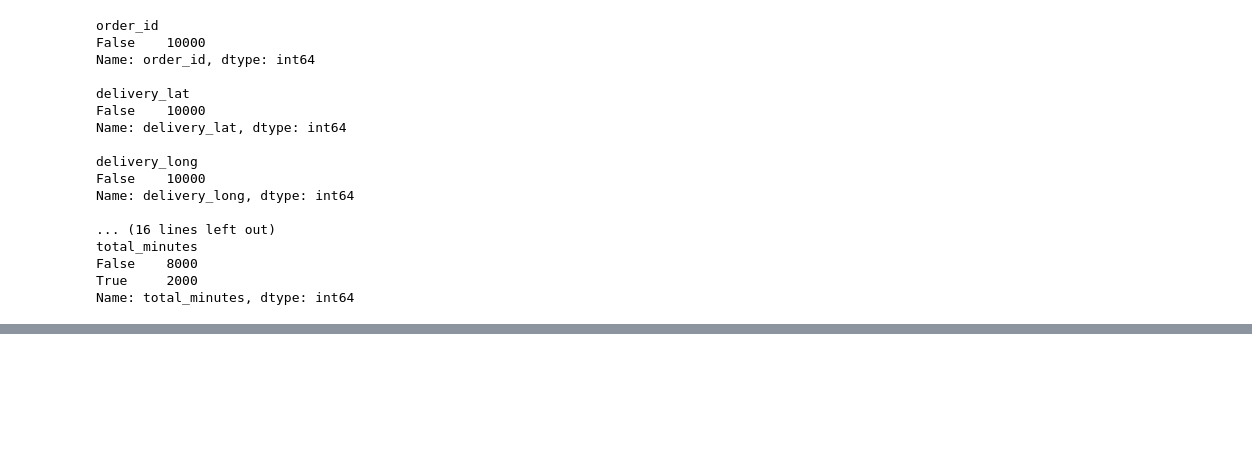
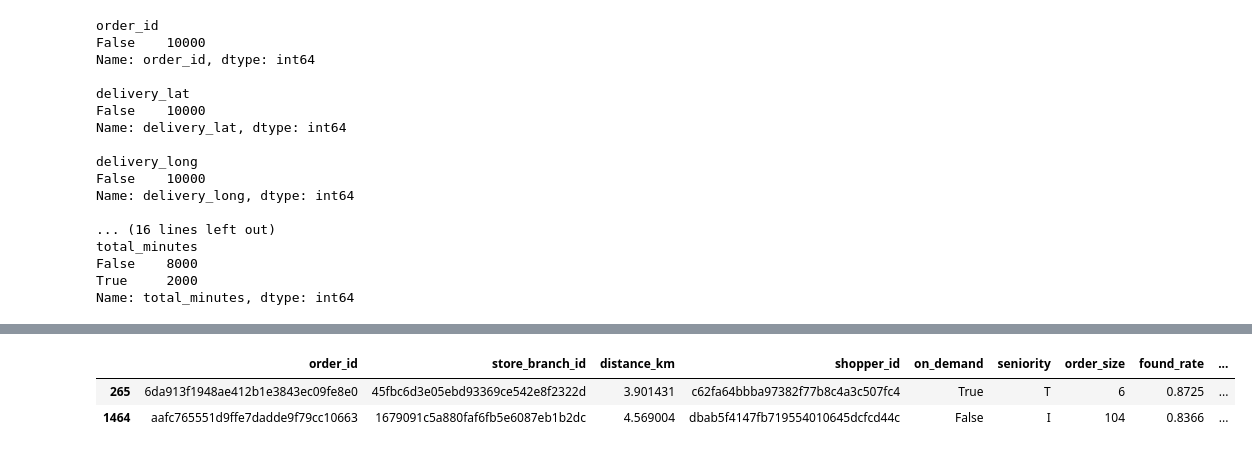
Before and after one commit to tiagottmoraes/CS-s-Data-Science-Example, a Jupyter notebook: ETL.ipynb, the cells around one changed output, grey strips where cells are left out. Drawn from its saved outputs; the diff is of its cells as text; code cells hidden in the pictures; blank space fills up the shorter version.

```diff
--- a/ETL.ipynb
+++ b/ETL.ipynb
@@ -205,0 +275,8 @@ df_TEST.to_csv('df_TEST.csv')
+# %%
+# calculating the average
+avg_found = df_merge['found_rate'].mean(axis=0)
+avg_accept = df_merge['accepted_rate'].mean(axis=0)
+avg_rate = df_merge['rating'].mean(axis=0)
+print("Average of found_rate:", avg_found )
+print("Average of accepted_rate:", avg_accept )
+print("Average of rating:", avg_rate )
@@ -205,0 +287,5 @@ df_TEST.to_csv('df_TEST.csv')
+# %%
+# replacing the NaN with the average values
+df_merge['found_rate'].replace(np.nan, avg_found, inplace=True)
+df_merge['accepted_rate'].replace(np.nan, avg_accept, inplace=True)
+df_merge['rating'].replace(np.nan, avg_rate, inplace=True)
@@ -205,0 +313,16 @@ df_TEST.to_csv('df_TEST.csv')
+# %%
+from geopy import Point
+from geopy.distance import distance
+
+df_merge['delivery_coord'] = df_merge.apply(lambda row: Point(latitude=row['delivery_lat'], longitude=row['delivery_long']), axis=1)
+df_merge['store_coord'] = df_merge.apply(lambda row: Point(latitude=row['store_lat'], longitude=row['store_long']), axis=1)
+# %%
+df_merge['distance_km'] = df_merge.apply(lambda row: distance(row['delivery_coord'], row['store_coord']).km , axis=1)
+# %%
+df_merge.drop(['delivery_lat','delivery_long','store_lat','store_long','delivery_coord', 'store_coord'], axis=1, inplace=True)
+df_merge = df_merge.reindex(['order_id','store_branch_id','distance_km','shopper_id','on_demand','seniority', 'order_size', 'found_rate','picking_speed','accepted_rate','rating', 'total_minutes'], axis=1)
+df_merge.sample(2)
+# %% [output]
+|  | order_id | store_branch_id | distance_km | shopper_id | on_demand | seniority | order_size | found_rate | ... |
+| 265 | 6da913f1948ae412b1e3843ec09fe8e0 | 45fbc6d3e05ebd93369ce542e8f2322d | 3.901431 | c62fa64bbba97382f77b8c4a3c507fc4 | True | T | 6 | 0.8725 | ... |
+| 1464 | aafc765551d9ffe7dadde9f79cc10663 | 1679091c5a880faf6fb5e6087eb1b2dc | 4.569004 | dbab5f4147fb719554010645dcfcd44c | False | I | 104 | 0.8366 | ... |
```
Also changed, not shown: parts of 19 cells of this notebook.
